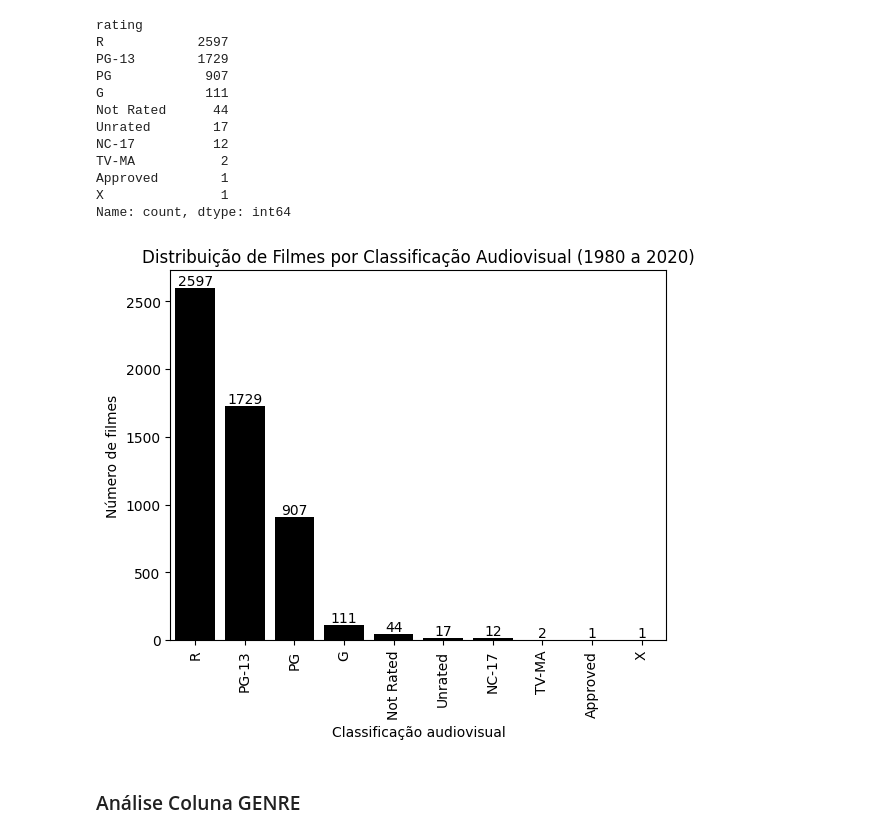
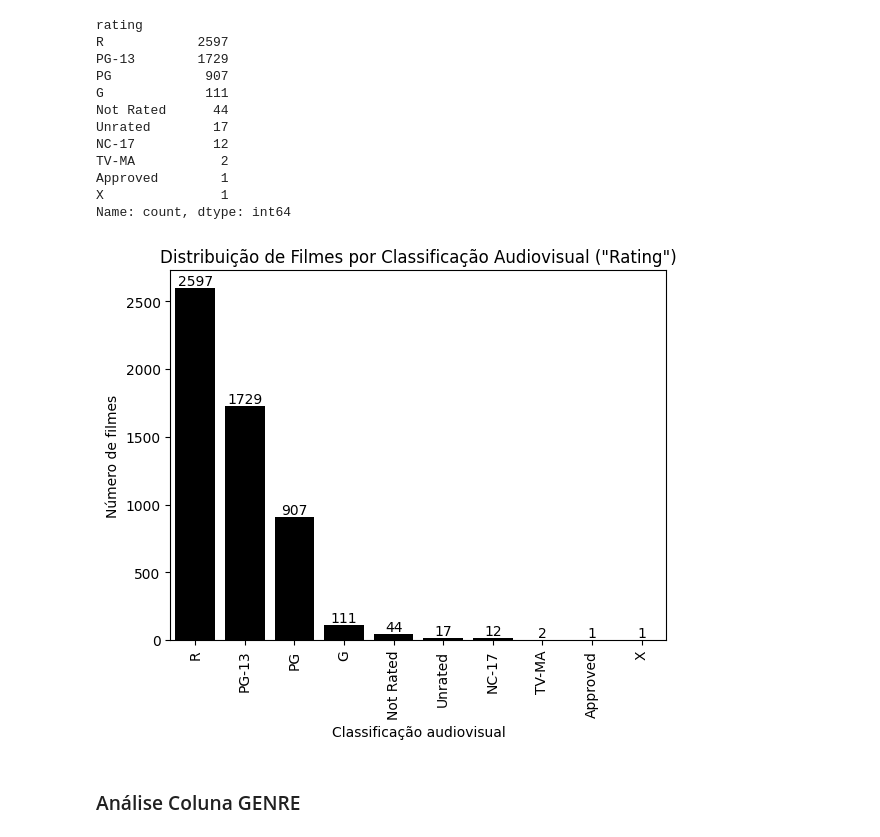
Before and after one commit to guicns/movie-industry-analysis, a Jupyter notebook: 2. Análise Python/movies_python_analysis.ipynb, the cells around one changed output. Cells and saved outputs as stored; diff of their text form; code cells hidden in the pictures.

```diff
--- a/2. Análise Python/movies_python_analysis.ipynb
+++ b/2. Análise Python/movies_python_analysis.ipynb
@@ -102,16 +102,16 @@ Name: count, dtype: int64
 # %%
 ax = sns.barplot(data=rating_count, color='black')
 
 for i in ax.containers:
     ax.bar_label(i,)
 
 plt.xlabel('Classificação audiovisual')
 plt.ylabel('Número de filmes')
-plt.title('Distribuição de Filmes por Classificação Audiovisual (1980 a 2020)', fontdict=font_title_graphs)
+plt.title('Distribuição de Filmes por Classificação Audiovisual ("Rating")', fontdict=font_title_graphs)
 plt.xticks(rotation=90)
 plt.show()
 # %% [output]
-[figure, old version]
+[figure, new version]
 # %% [markdown]
 ### Análise Coluna GENRE
 # %%
```
Also changed, not shown: parts of 15 cells of this notebook.
